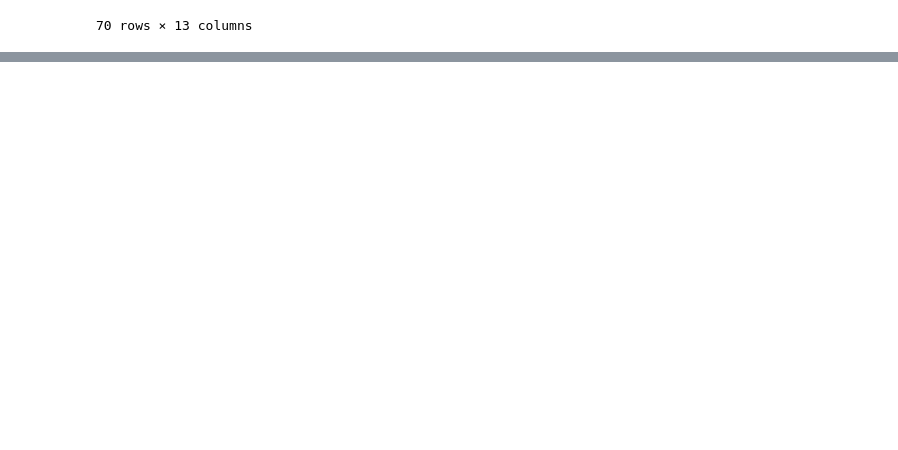
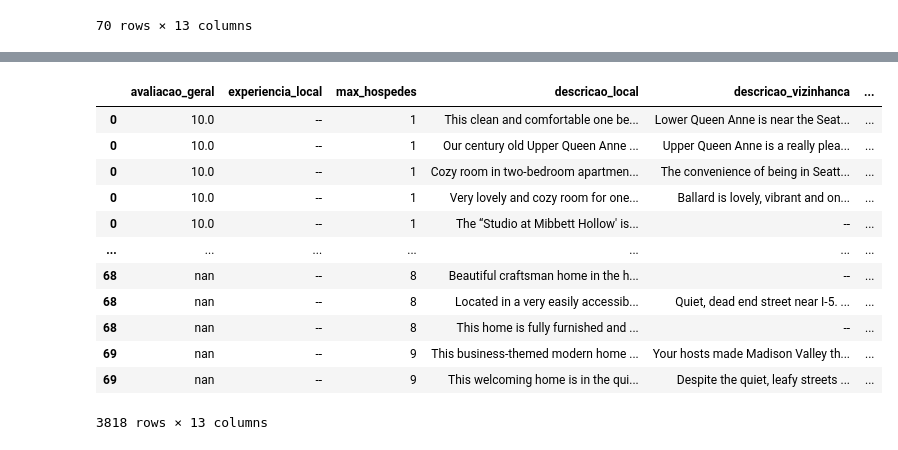
Before and after one commit to mateusopaiva/pandas-transformacao-manipulacao, a Jupyter notebook: Pandas_transformação_e_manipulação_de_dados.ipynb, the cells around one changed output, grey strips where cells are left out. Drawn from its saved outputs; the diff is of its cells as text; code cells hidden in the pictures; blank space fills up the shorter version.

Commit message:
Dados numéricos

```diff
--- a/Pandas_transformação_e_manipulação_de_dados.ipynb
+++ b/Pandas_transformação_e_manipulação_de_dados.ipynb
@@ -29,3 +29,6 @@ dados
 | 68 | nan | -- | 8 | [Heart of Ballard new townhome wi... | [--, --, The suite is convenientl... | ... |
 | 69 | nan | -- | 9 | [This business-themed modern home... | [Your hosts made Madison Valley t... | ... |
 70 rows × 13 columns
+# %%
+colunas = list(dados.columns)
+colunas
@@ -31,0 +49,17 @@ dados
+# %%
+dados = dados.explode(colunas[3:])
+dados
+# %% [output]
+|  | avaliacao_geral | experiencia_local | max_hospedes | descricao_local | descricao_vizinhanca | ... |
+| 0 | 10.0 | -- | 1 | This clean and comfortable one be... | Lower Queen Anne is near the Seat... | ... |
+| 0 | 10.0 | -- | 1 | Our century old Upper Queen Anne ... | Upper Queen Anne is a really plea... | ... |
+| 0 | 10.0 | -- | 1 | Cozy room in two-bedroom apartmen... | The convenience of being in Seatt... | ... |
+| 0 | 10.0 | -- | 1 | Very lovely and cozy room for one... | Ballard is lovely, vibrant and on... | ... |
+| 0 | 10.0 | -- | 1 | The “Studio at Mibbett Hollow' is... | -- | ... |
+| ... | ... | ... | ... | ... | ... | ... |
+| 68 | nan | -- | 8 | Beautiful craftsman home in the h... | -- | ... |
+| 68 | nan | -- | 8 | Located in a very easily accessib... | Quiet, dead end street near I-5. ... | ... |
+| 68 | nan | -- | 8 | This home is fully furnished and ... | -- | ... |
+| 69 | nan | -- | 9 | This business-themed modern home ... | Your hosts made Madison Valley th... | ... |
+| 69 | nan | -- | 9 | This welcoming home is in the qui... | Despite the quiet, leafy streets ... | ... |
+3818 rows × 13 columns
```
Also changed, not shown: parts of 16 cells of this notebook.
